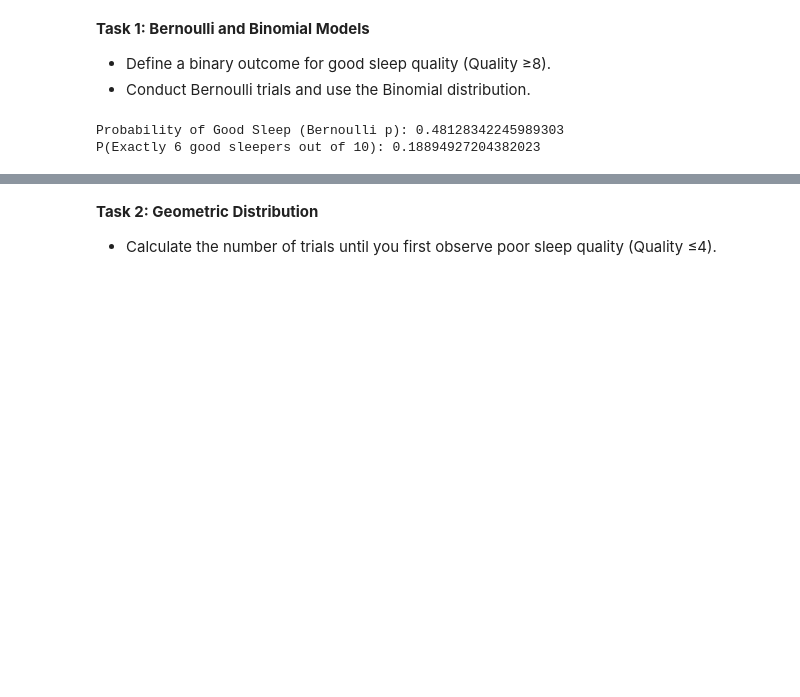
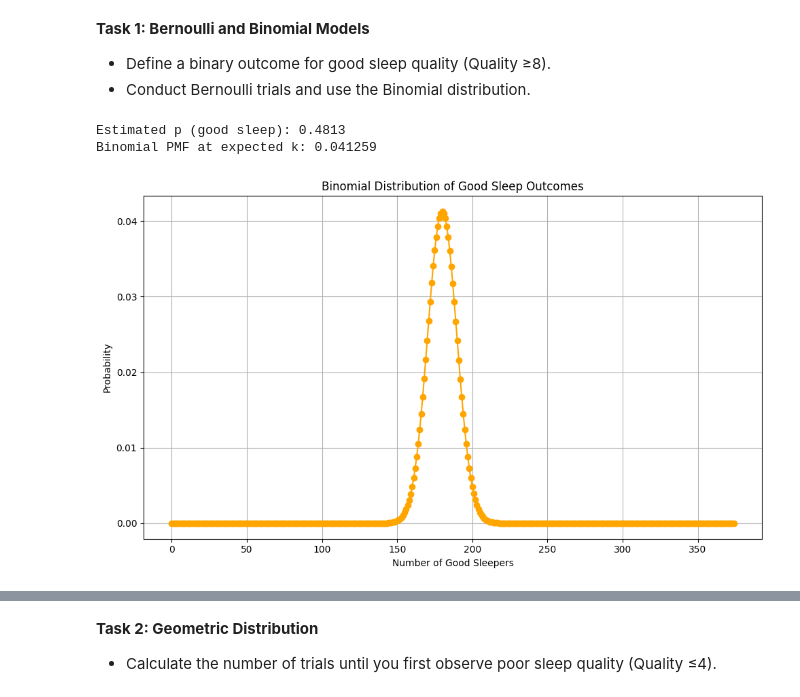
Before and after one commit to AlexaVD/Probability-Analysis, a Jupyter notebook: EE_381_AI_assignment.ipynb, the cells around one changed output, grey strips where cells are left out. Saved outputs shown, nothing was run; the diff lists cells and outputs as text; code cells hidden in the pictures; blank space fills up the shorter version.

```diff
--- a/EE_381_AI_assignment.ipynb
+++ b/EE_381_AI_assignment.ipynb
@@ -51,17 +51,33 @@ df = df.dropna() # Example: dropping rows with missing values
 **Task 1: Bernoulli and Binomial Models**
 - Define a binary outcome for good sleep quality (Quality ≥8).
 - Conduct Bernoulli trials and use the Binomial distribution.
-# %%
-df['Good Sleep'] = (df['Quality of Sleep'] >= 8).astype(int)
-
-p_good = df['Good Sleep'].mean()
-print("Probability of Good Sleep:", p_good)
-
-from scipy.stats import binom
-n = 10
-x = 6
-prob_binom = binom.pmf(x, n, p_good)
-print(f"P(Exactly {x} good sleepers out of {n}):", prob_binom)
-# %% [output]
-Probability of Good Sleep (Bernoulli p): 0.48128342245989303
-P(Exactly 6 good sleepers out of 10): 0.18894927204382023
+# %%
+# Define the binary outcome: where 1 is if Quality of Sleep ≥ 8, else 0
+df['Good Sleep'] = (df['Quality of Sleep'] >= 8).astype(int)
+
+# Estimate p and n
+p_hat = df['Good Sleep'].mean()   # probability of good sleep
+n = len(df)                       # number of trials
+
+# Calculateing the binomial PMF at expected number of good sleepers
+k = int(p_hat * n)
+binom_prob = binom.pmf(k, n, p_hat)
+print("Estimated probability of good sleep:", round(p_hat, 4))
+print("Binomial PMF at expected k:", round(binom_prob, 6))
+
+x = np.arange(0, n+1)
+y = binom.pmf(x, n, p_hat)
+
+#Plot
+plt.figure(figsize=(10, 6))
+plt.plot(x, y, marker='o', linestyle='-', color='orange')
+plt.title('Binomial Distribution of Good Sleep Outcomes')
+plt.xlabel('Number of Good Sleepers')
+plt.ylabel('Probability')
+plt.grid(True)
+plt.tight_layout()
+plt.show()
+# %% [output]
+Estimated p (good sleep): 0.4813
+Binomial PMF at expected k: 0.041259
+[figure, added]
```
Also changed, not shown: parts of 21 cells of this notebook.
